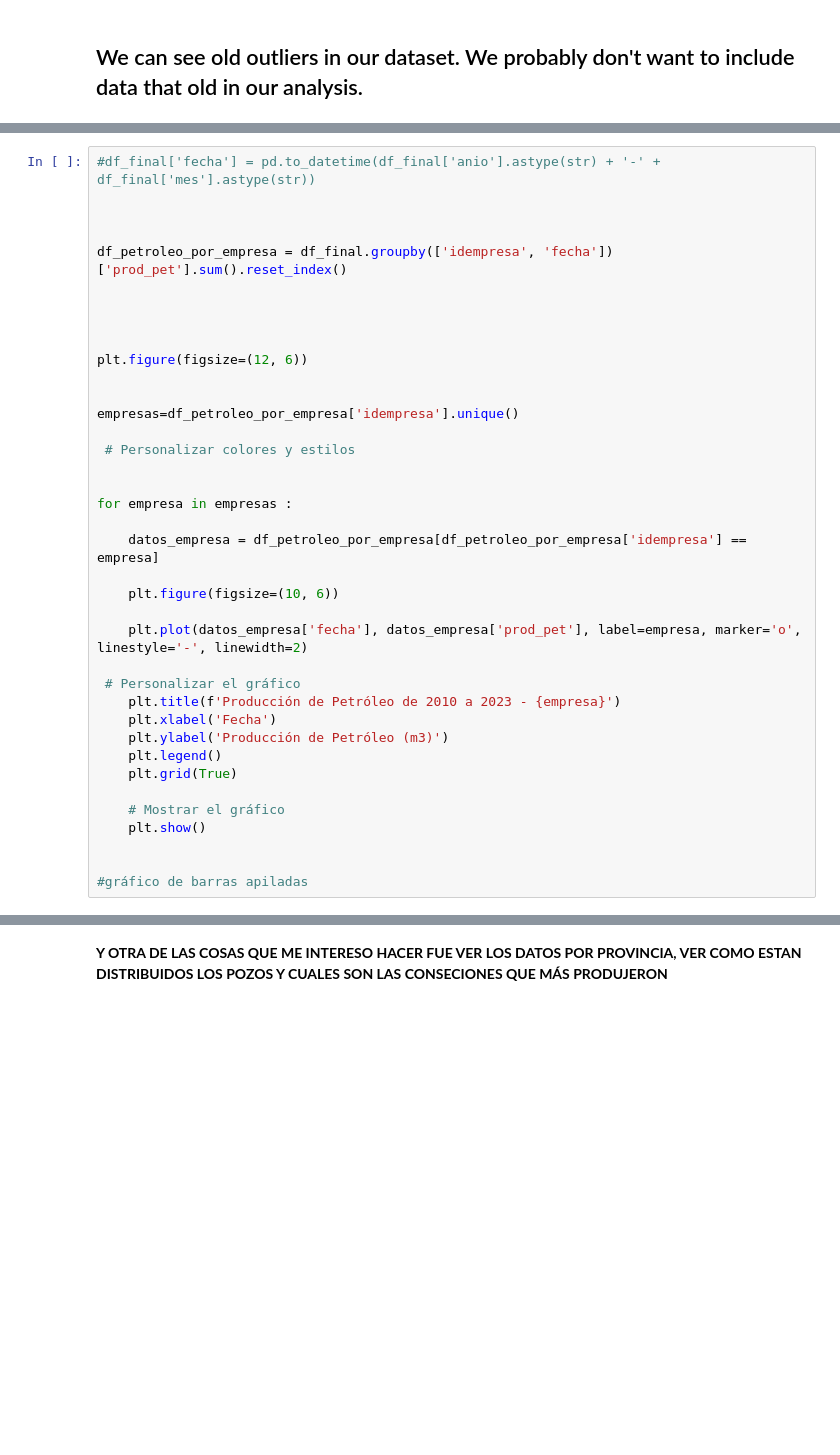
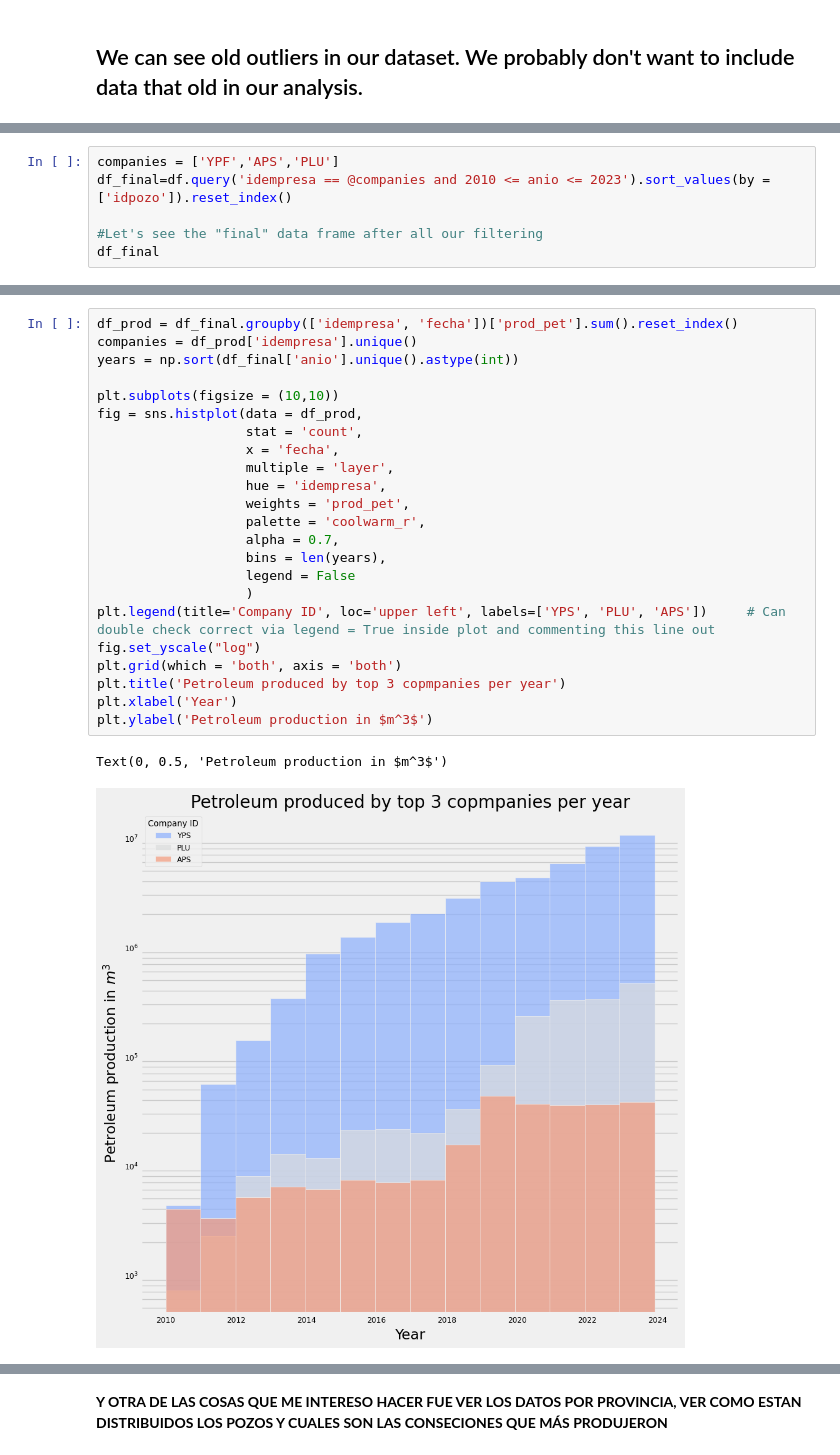
Before and after one commit to FelipeC2T/Pozos_Argentina, a Jupyter notebook: EN_Analisis_Pozos.ipynb, the cells around one changed output, grey strips where cells are left out. Drawn from its saved outputs; the diff is of its cells as text; blank space fills up the shorter version.

```diff
--- a/EN_Analisis_Pozos.ipynb
+++ b/EN_Analisis_Pozos.ipynb
@@ -294,0 +279,6 @@ df_final['mes'].round().astype(int)
+# %%
+companies = ['YPF','APS','PLU']
+df_final=df.query('idempresa == @companies and 2010 <= anio <= 2023').sort_values(by = ['idpozo']).reset_index()
+
+#Let's see the "final" data frame after all our filtering
+df_final
@@ -297,38 +301,26 @@ df_final['mes'].round().astype(int)
 # %%
-#df_final['fecha'] = pd.to_datetime(df_final['anio'].astype(str) + '-' + df_final['mes'].astype(str))
+df_prod = df_final.groupby(['idempresa', 'fecha'])['prod_pet'].sum().reset_index()
+companies = df_prod['idempresa'].unique()
+years = np.sort(df_final['anio'].unique().astype(int))
 
-
-
-df_petroleo_por_empresa = df_final.groupby(['idempresa', 'fecha'])['prod_pet'].sum().reset_index()
-
-
-
-
-plt.figure(figsize=(12, 6))
-
-
-empresas=df_petroleo_por_empresa['idempresa'].unique()
-
- # Personalizar colores y estilos
-
-
-for empresa in empresas :
-
-    datos_empresa = df_petroleo_por_empresa[df_petroleo_por_empresa['idempresa'] == empresa]
-
-    plt.figure(figsize=(10, 6))
-
-    plt.plot(datos_empresa['fecha'], datos_empresa['prod_pet'], label=empresa, marker='o', linestyle='-', linewidth=2)
-
- # Personalizar el gráfico
-    plt.title(f'Producción de Petróleo de 2010 a 2023 - {empresa}')
-    plt.xlabel('Fecha')
-    plt.ylabel('Producción de Petróleo (m3)')
-    plt.legend()
-    plt.grid(True)
-
-    # Mostrar el gráfico
-    plt.show()
-
-
-#gráfico de barras apiladas
+plt.subplots(figsize = (10,10))
+fig = sns.histplot(data = df_prod,
+                   stat = 'count',
+                   x = 'fecha',
+                   multiple = 'layer',
+                   hue = 'idempresa',
+                   weights = 'prod_pet',
+                   palette = 'coolwarm_r',
+                   alpha = 0.7,
+                   bins = len(years),
+                   legend = False
+                   )
+plt.legend(title='Company ID', loc='upper left', labels=['YPS', 'PLU', 'APS'])     # Can double check correct via legend = True inside plot and commenting this line out
+fig.set_yscale("log")
+plt.grid(which = 'both', axis = 'both')
+plt.title('Petroleum produced by top 3 copmpanies per year')
+plt.xlabel('Year')
+plt.ylabel('Petroleum production in $m^3$')
+# %% [output]
+Text(0, 0.5, 'Petroleum production in $m^3$')
+[figure, added]
```
Also changed, not shown: parts of 23 cells of this notebook, 1 other file.
